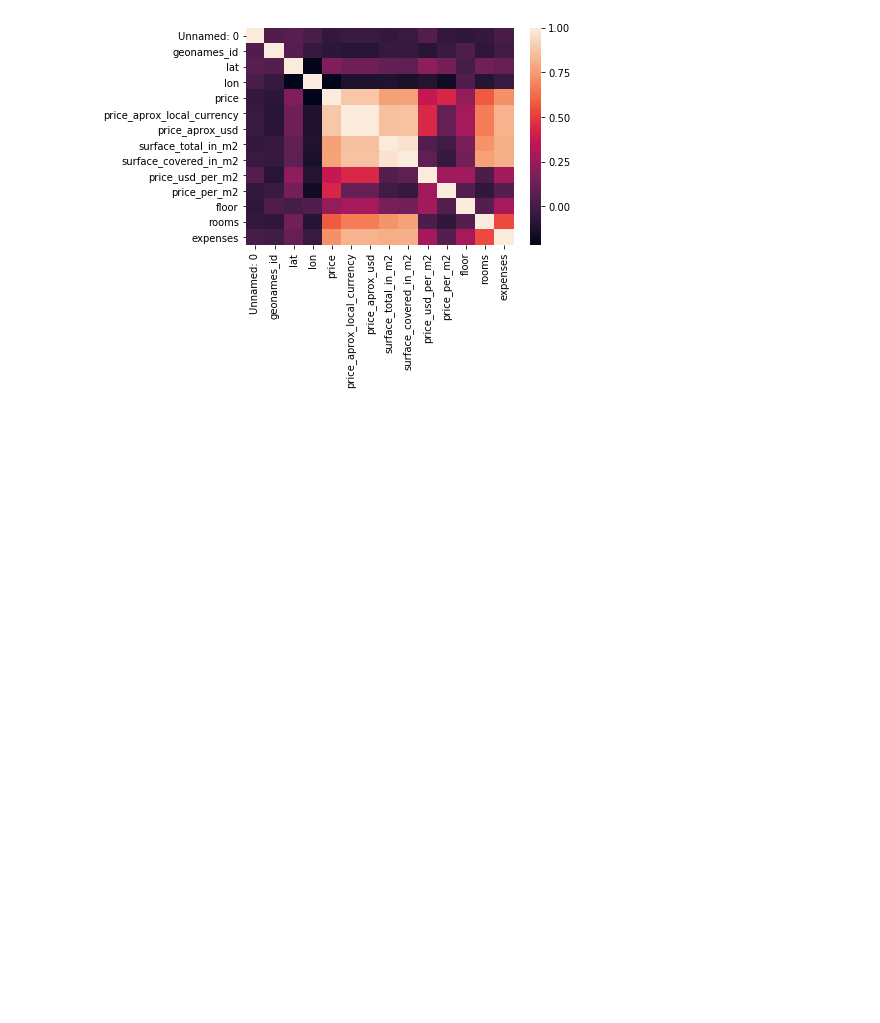
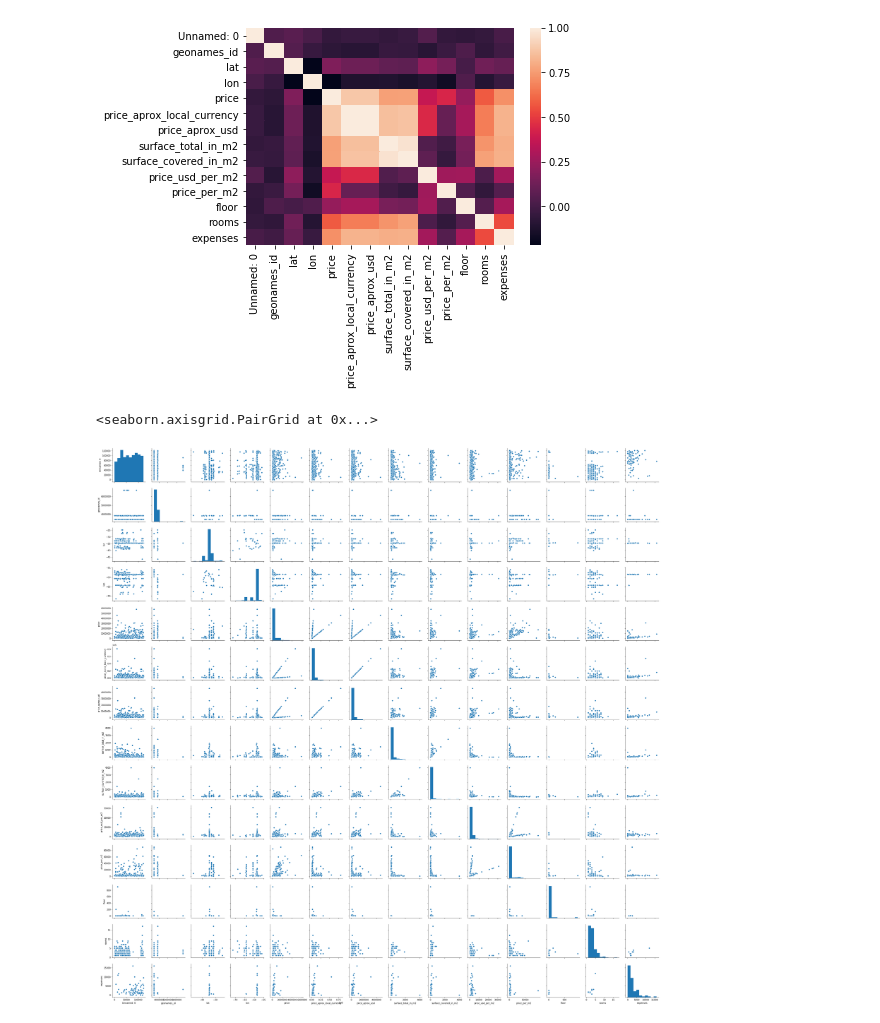
Before and after one commit to Villamaru/stunning-octo-waffle, a Jupyter notebook: 1-Pre_Analisis.ipynb, the cells around one changed output. Saved outputs shown, nothing was run; the diff lists cells and outputs as text; code cells hidden in the pictures; blank space fills up the shorter version.

```diff
--- a/1-Pre_Analisis.ipynb
+++ b/1-Pre_Analisis.ipynb
@@ -232,3 +235,8 @@ sns.heatmap(properati.corr());
 sns.heatmap(properati.dropna().corr());
 # %% [output]
 [figure]
+# %%
+sns.pairplot(properati.sample(800))
+# %% [output]
+<seaborn.axisgrid.PairGrid at 0x...>
+[figure, added]
```
Also changed, not shown: parts of 5 cells of this notebook.
